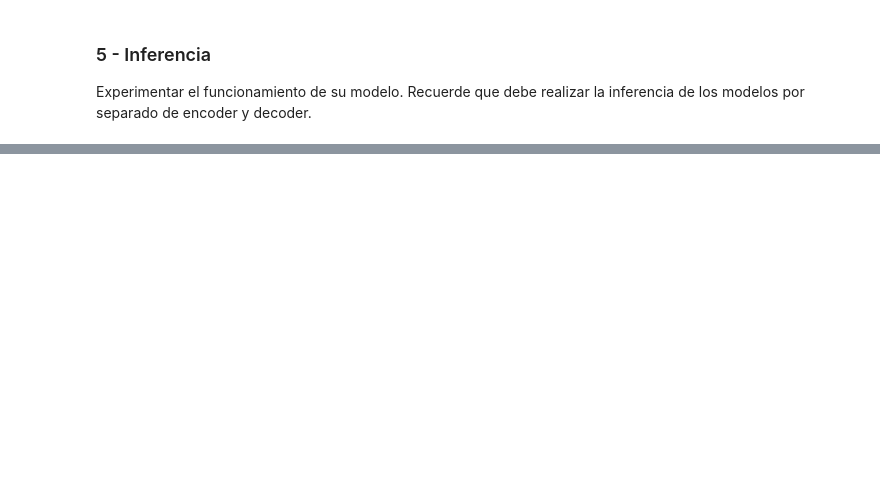
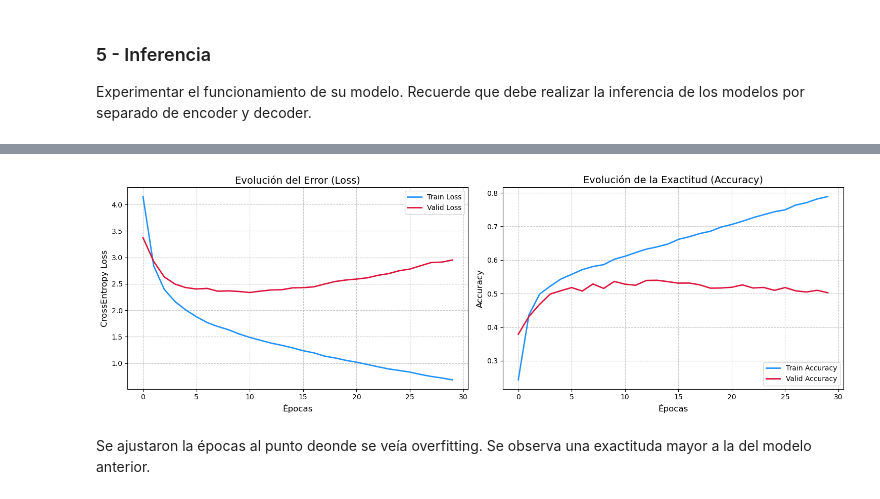
Before and after one commit to mgonzalez738/desafios_procesamiento_lenguaje_natural, a Jupyter notebook: Desafio_4.ipynb, the cells around one changed output, grey strips where cells are left out. Drawn from its saved outputs; the diff is of its cells as text; code cells hidden in the pictures; blank space fills up the shorter version.

```diff
--- a/Desafio_4.ipynb
+++ b/Desafio_4.ipynb
@@ -625,0 +1505,24 @@ Experimentar el funcionamiento de su modelo. Recuerde que debe realizar la infer
+# %%
+# Entrena el modelo transformer
+
+EPOCHS = 30
+
+print(f"Iniciando el entrenamiento en el dispositivo: {device}...")
+
+historial_transformer = train_transformer(
+    model=model_transformer,
+    train_loader=train_loader,
+    valid_loader=valid_loader,
+    optimizer=optimizer_transformer,
+    criterion=criterion_transformer,
+    device=device,
+    epochs=EPOCHS,
+    pad_token_id=pad_token
+)
+
+print("Entrenamiento finalizado.")
+
+# Grafica la evolución de la pérdida y la precisión
+
+plot_history(historial_transformer)
+# %% [output]
@@ -625,0 +1546,3 @@ Experimentar el funcionamiento de su modelo. Recuerde que debe realizar la infer
+[figure, added]
+# %% [markdown]
+Se ajustaron la épocas al  punto deonde se veía overfitting. Se observa una exactituda mayor a la del modelo anterior.
```
Also changed, not shown: parts of 24 cells of this notebook.
